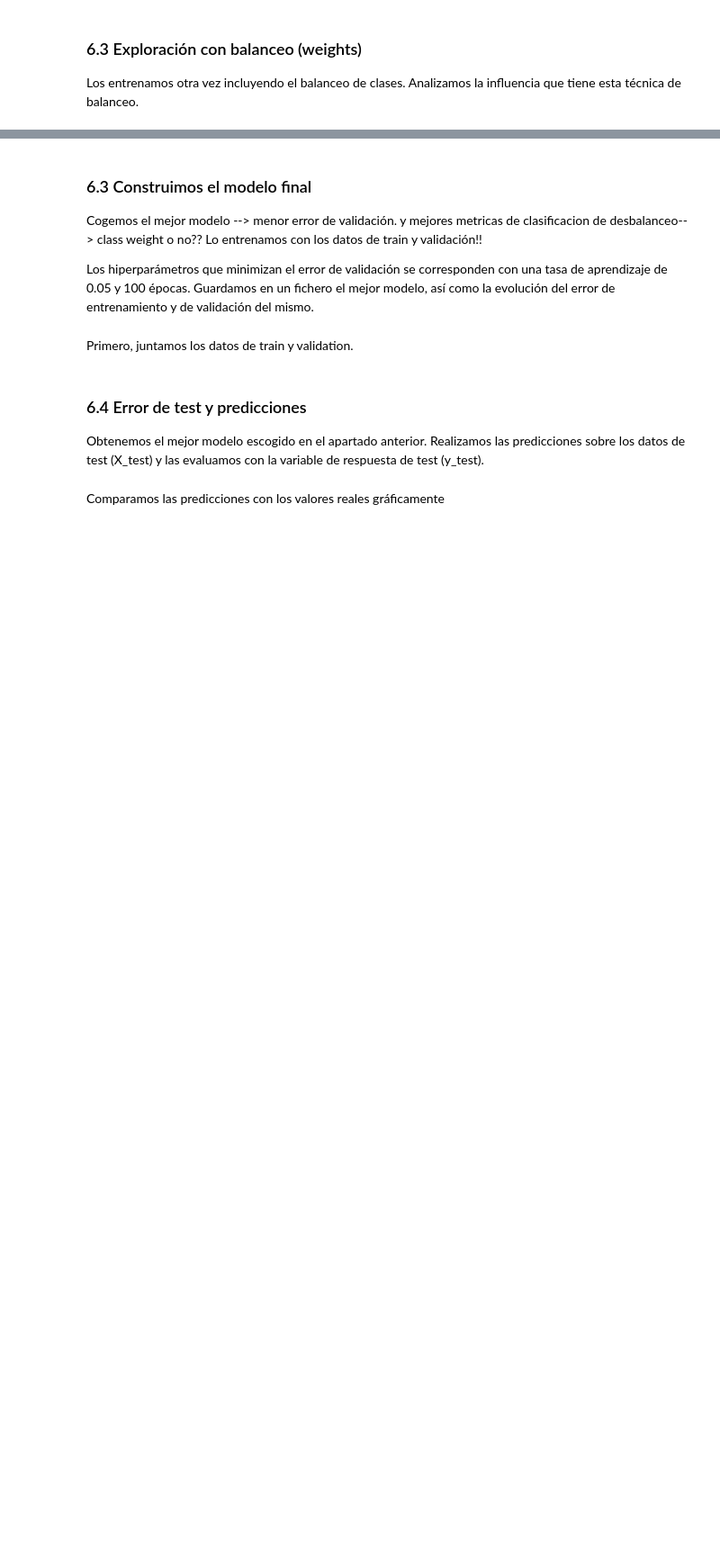
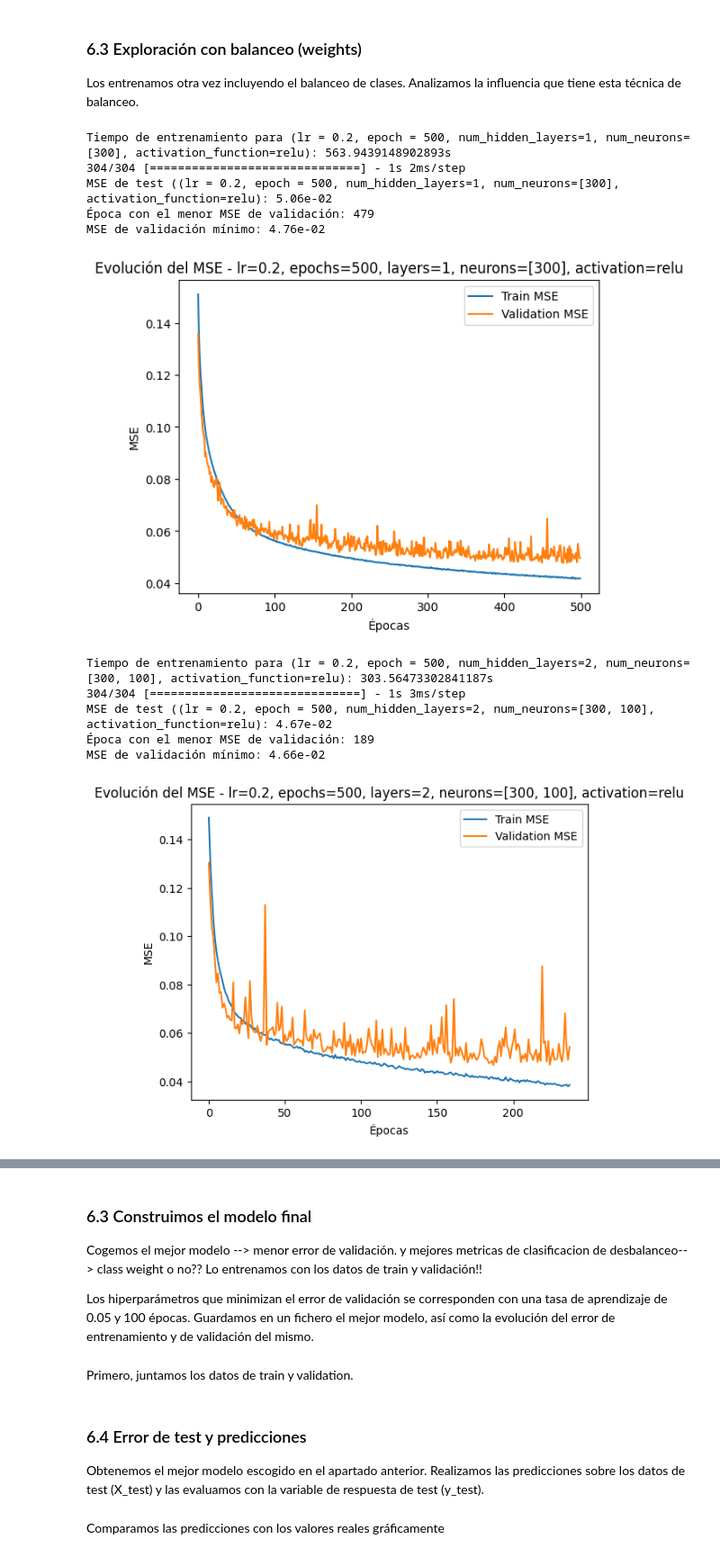
Before and after one commit to pablohd10/P2.1-RRNN, a Jupyter notebook: P2.1_RRNN.ipynb, the cells around one changed output, grey strips where cells are left out. Shown at 90% size. Cells and saved outputs as stored; diff of their text form; code cells hidden in the pictures; blank space fills up the shorter version.

```diff
--- a/P2.1_RRNN.ipynb
+++ b/P2.1_RRNN.ipynb
@@ -627,14 +472,11 @@ Elegimos los 3 modelos con menor error de validacion
 - 0.2 [300,100]
 - 0.1 [300,150,50]
 # %%
-# Crear un DataFrame vacío para almacenar los resultados
-resultados_df = pd.DataFrame(columns=['LR', 'Hidden Layers', 'Neurons', 'Activation Function', 'Epochs', 'Best Epoch', 'Tiempo Entrenamiento', 'Train MSE', 'Validation MSE', 'Test MSE', 'Accuracy', 'Recall', 'Precision'])
-
-def entrenar_y_obtener_metricas_desbalanceado(lr, num_hidden_layers, num_neurons, activation_function, epochs, patience, resultados_df):
+def entrenar_y_obtener_metricas_desbalanceado(lr, num_hidden_layers, num_neurons, activation_function, epochs, patience, resultados_df, balance_classes=False):
 
     start_time = time.time()
     # Construimos y entrenamos un modelo con los hiperparámetros actuales
-    modelo, historico = build_and_train_mlp(lr, num_hidden_layers, num_neurons, activation_function, epochs, patience=patience)
+    modelo, historico = build_and_train_mlp(lr, num_hidden_layers, num_neurons, activation_function, epochs, patience=patience, balance_classes=balance_classes)
     tiempo_total = time.time() - start_time
 
     # Obtenemos las predicciones
@@ -675,9 +517,9 @@ def entrenar_y_obtener_metricas_desbalanceado(lr, num_hidden_layers, num_neurons
       'Epochs': epochs,
       'Best Epoch': best_epoch,
       'Tiempo Entrenamiento': round(tiempo_total, 3),
-      'Train MSE': min_mse_train,
-      'Validation MSE': min_mse_val,
-      'Test MSE': mse_test,
+      'Train MSE': round(min_mse_train,4),
+      'Validation MSE': round(min_mse_val,4),
+      'Test MSE': round(mse_test,4),
       'Accuracy': round(accuracy,3),
       'Recall': np.round(recall,3).tolist(),
       'Precision': np.round(precision,3).tolist()
@@ -693,10 +535,3 @@ def entrenar_y_obtener_metricas_desbalanceado(lr, num_hidden_layers, num_neurons
     plt.show()
 
     return resultados_df
-
-resultados_df = entrenar_y_obtener_metricas_desbalanceado(lr=0.2, num_hidden_layers=1, num_neurons=[300], activation_function='relu', epochs=500, patience=50, resultados_df=resultados_df)
-resultados_df = entrenar_y_obtener_metricas_desbalanceado(lr=0.2, num_hidden_layers=2, num_neurons=[300,100], activation_function='relu', epochs=500, patience=50, resultados_df=resultados_df)
-resultados_df = entrenar_y_obtener_metricas_desbalanceado(lr=0.1, num_hidden_layers=3, num_neurons=[300,150,50], activation_function='relu', epochs=500, patience=50, resultados_df=resultados_df)
-
-
-resultados_df.to_csv('RESULTADOS_mejores_modelos.csv', index=False)
@@ -805,0 +572,24 @@ resultados_df.to_csv('RESULTADOS_mejores_modelos_balanceo.csv', index=False)
+# %%
+# Crear un DataFrame vacío para almacenar los resultados
+resultados_df = pd.DataFrame(columns=['LR', 'Hidden Layers', 'Neurons', 'Activation Function', 'Epochs', 'Best Epoch', 'Tiempo Entrenamiento', 'Train MSE', 'Validation MSE', 'Test MSE', 'Accuracy', 'Recall', 'Precision'])
+
+
+resultados_df = entrenar_y_obtener_metricas_desbalanceado(lr=0.2, num_hidden_layers=1, num_neurons=[300], activation_function='relu', epochs=500, patience=50, balance_classes = True, resultados_df=resultados_df)
+resultados_df = entrenar_y_obtener_metricas_desbalanceado(lr=0.2, num_hidden_layers=2, num_neurons=[300,100], activation_function='relu', epochs=500, patience=50, balance_classes = True, resultados_df=resultados_df)
+resultados_df = entrenar_y_obtener_metricas_desbalanceado(lr=0.1, num_hidden_layers=3, num_neurons=[300,150,50], activation_function='relu', epochs=500, patience=50, balance_classes = True, resultados_df=resultados_df)
+
+
+resultados_df.to_csv('RESULTADOS_mejores_modelos_balanceo.csv', index=False)
+# %% [output]
+Tiempo de entrenamiento para (lr = 0.2, epoch = 500, num_hidden_layers=1, num_neurons=[300], activation_function=relu): 563.9439148902893s
+304/304 [==============================] - 1s 2ms/step
+MSE de test ((lr = 0.2, epoch = 500, num_hidden_layers=1, num_neurons=[300], activation_function=relu): 5.06e-02
+Época con el menor MSE de validación: 479
+MSE de validación mínimo: 4.76e-02
+[figure, added]
+Tiempo de entrenamiento para (lr = 0.2, epoch = 500, num_hidden_layers=2, num_neurons=[300, 100], activation_function=relu): 303.56473302841187s
+304/304 [==============================] - 1s 3ms/step
+MSE de test ((lr = 0.2, epoch = 500, num_hidden_layers=2, num_neurons=[300, 100], activation_function=relu): 4.67e-02
+Época con el menor MSE de validación: 189
+MSE de validación mínimo: 4.66e-02
+[figure, added]
```
Also changed, not shown: parts of 10 cells of this notebook.
